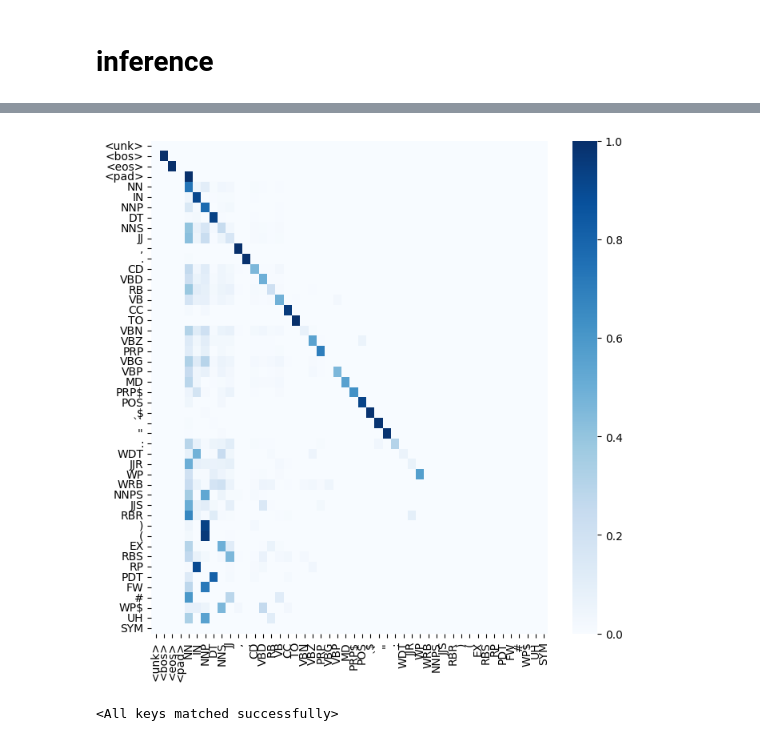
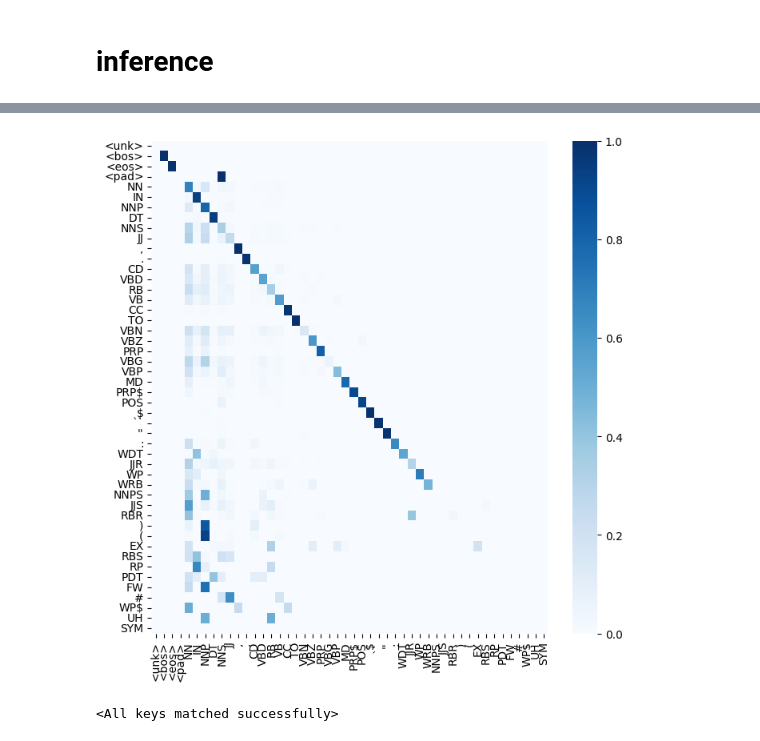
Before and after one commit to gitE0Z9/pytorch-implementations, a Jupyter notebook: notebooks/bilstm.ipynb, the cells around one changed output, grey strips where cells are left out. Saved outputs shown, nothing was run; the diff lists cells and outputs as text; code cells hidden in the pictures.

```diff
--- a/notebooks/bilstm.ipynb
+++ b/notebooks/bilstm.ipynb
@@ -118,12 +119,14 @@ Non-trainable params: 0
 =================================================================
 # %% [markdown]
 # train
+# %%
+epoch = 30
 # %%
-criterion = nn.CrossEntropyLoss(ignore_index=context.padding_idx)
-optimizer = torch.optim.SGD(model.parameters(), lr=0.01, weight_decay=1e-4)
+criterion = nn.CrossEntropyLoss(ignore_index=context.padding_idx, label_smoothing=0)
+optimizer = torch.optim.SGD(model.parameters(), lr=1e-2, weight_decay=1e-4)
 # %%
 model.train()
-for epoch in range(10):
+for epoch in range(epoch):
     running_loss = 0.0
 
     dataset_count = 0
@@ -162,10 +168,10 @@ with torch.no_grad():
     model.eval()
 
     confusion_matrix = IncrementalConfusionMatrix(label_size)
-    for text, label in tqdm(train_iter):
+    for text, label in tqdm(test_iter):
         text = text.to(device)
 
-        output = model(text).argmax(dim=2)
+        output = model(text).argmax(dim=-1)
 
         confusion_matrix.update(
             label.view(-1).numpy(),
@@ -209,7 +215,13 @@ per_class_acc.mean()
 # %%
-evaluator.plot_confusion_matrix(confusion_matrix, label_vocab.get_itos(), 'Blues', annot=False, figsize=(8, 8))
+evaluator.plot_confusion_matrix(
+    confusion_matrix,
+    label_vocab.get_itos(),
+    "Blues",
+    annot=False,
+    figsize=(8, 8),
+)
 # %% [output]
-[figure, old version]
+[figure, new version]
 # %%
 model_path = artifacts_path / 'bilstm.pth'
 # %%
```
Also changed, not shown: parts of 5 cells of this notebook, 1 other file.
